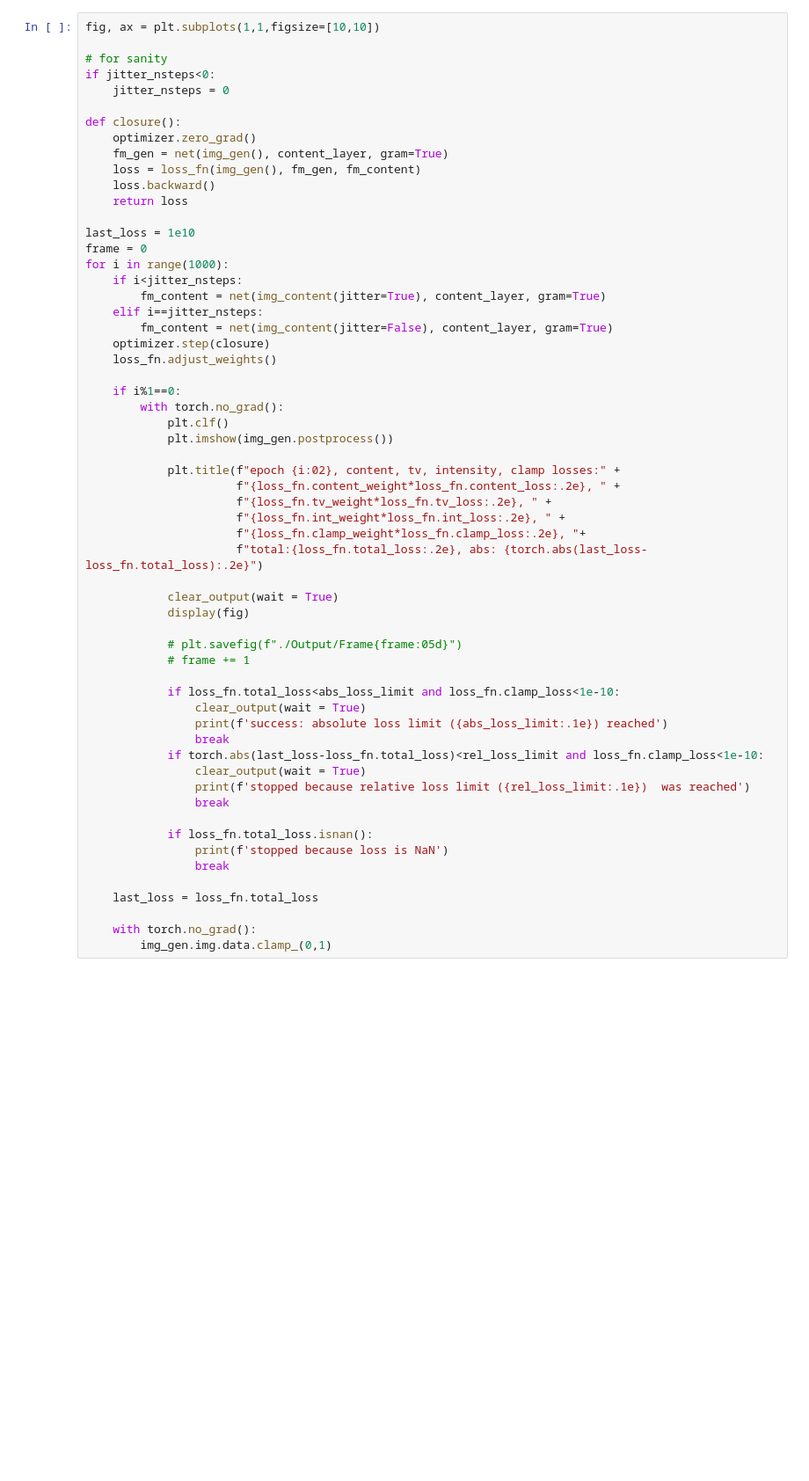
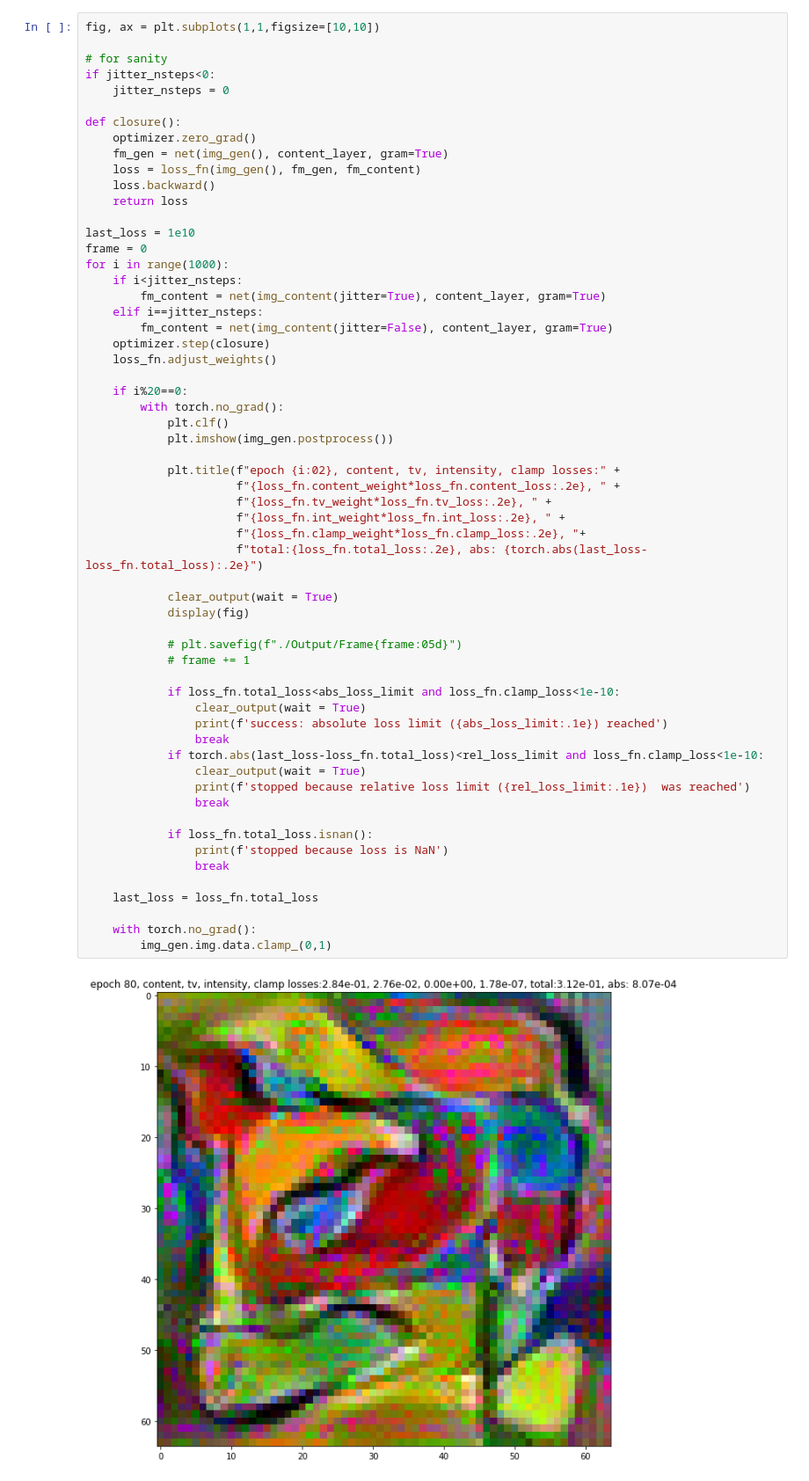
Before and after one commit to abauville/Neural_style_transfer, a Jupyter notebook: Blog02_Style.ipynb, the cells around one changed output. Shown at 88% size. Saved outputs shown, nothing was run; the diff lists cells and outputs as text; blank space fills up the shorter version.

```diff
--- a/Blog02_Style.ipynb
+++ b/Blog02_Style.ipynb
@@ -312,7 +319,7 @@ for i in range(1000):
     optimizer.step(closure)
     loss_fn.adjust_weights()
 
-    if i%1==0:
+    if i%20==0:
         with torch.no_grad():
             plt.clf()
             plt.imshow(img_gen.postprocess())
@@ -320,30 +327,32 @@ for i in range(1000):
             plt.title(f"epoch {i:02}, content, tv, intensity, clamp losses:" +
                       f"{loss_fn.content_weight*loss_fn.content_loss:.2e}, " +
                       f"{loss_fn.tv_weight*loss_fn.tv_loss:.2e}, " +
                       f"{loss_fn.int_weight*loss_fn.int_loss:.2e}, " +
                       f"{loss_fn.clamp_weight*loss_fn.clamp_loss:.2e}, "+
                       f"total:{loss_fn.total_loss:.2e}, abs: {torch.abs(last_loss-loss_fn.total_loss):.2e}")
 
             clear_output(wait = True)
             display(fig)
 
             # plt.savefig(f"./Output/Frame{frame:05d}")
             # frame += 1
 
             if loss_fn.total_loss<abs_loss_limit and loss_fn.clamp_loss<1e-10:
                 clear_output(wait = True)
                 print(f'success: absolute loss limit ({abs_loss_limit:.1e}) reached')
                 break
             if torch.abs(last_loss-loss_fn.total_loss)<rel_loss_limit and loss_fn.clamp_loss<1e-10:
                 clear_output(wait = True)
                 print(f'stopped because relative loss limit ({rel_loss_limit:.1e})  was reached')
                 break
 
             if loss_fn.total_loss.isnan():
                 print(f'stopped because loss is NaN')
                 break
 
     last_loss = loss_fn.total_loss
 
     with torch.no_grad():
         img_gen.img.data.clamp_(0,1)
+# %% [output]
+[figure, added]
```
Also changed, not shown: parts of 10 cells of this notebook.
